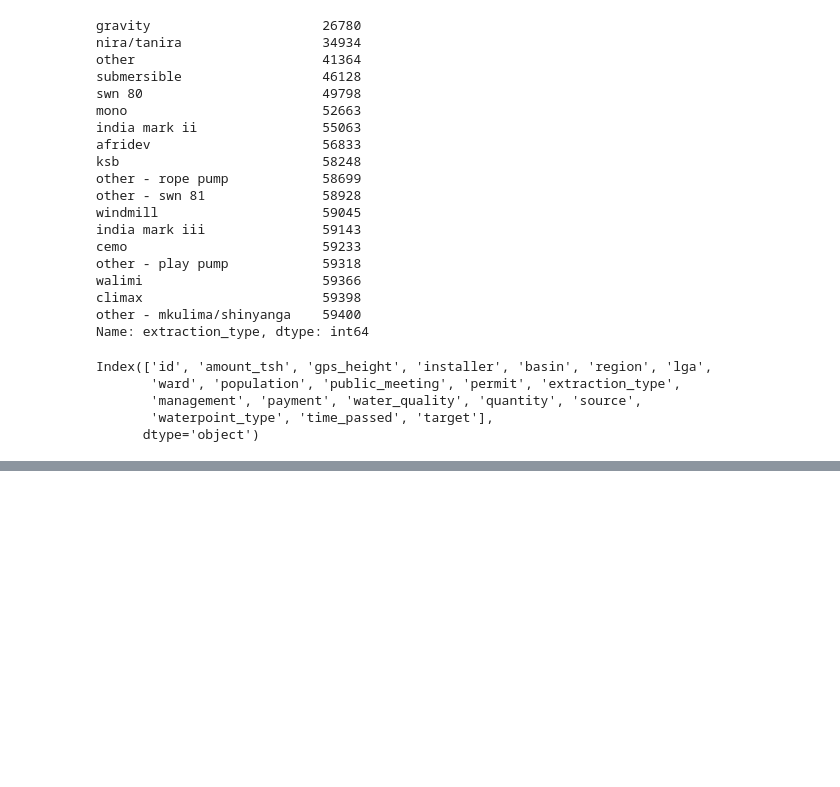
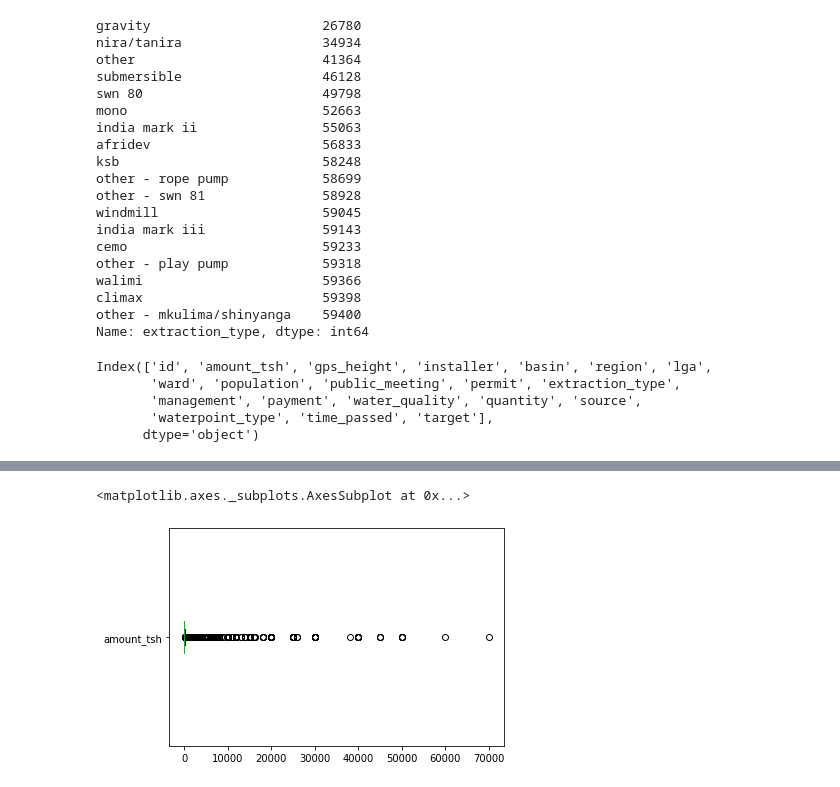
Before and after one commit to jmillerbrooks/mod_3_project, a Jupyter notebook: notebooks/1.0-JMB-initial_EDA.ipynb, the cells around one changed output, grey strips where cells are left out. Saved outputs shown, nothing was run; the diff lists cells and outputs as text; code cells hidden in the pictures; blank space fills up the shorter version.

```diff
--- a/notebooks/1.0-JMB-initial_EDA.ipynb
+++ b/notebooks/1.0-JMB-initial_EDA.ipynb
@@ -105,0 +113,6 @@ df.gps_height.hist()
+# %%
+# Still big outliers, looks like most points are below 10k
+df.loc[df.amount_tsh < 100000, 'amount_tsh'].plot.box(vert=False)
+# %% [output]
+<matplotlib.axes._subplots.AxesSubplot at 0x...>
+[figure, added]
```
Also changed, not shown: parts of 9 cells of this notebook.
